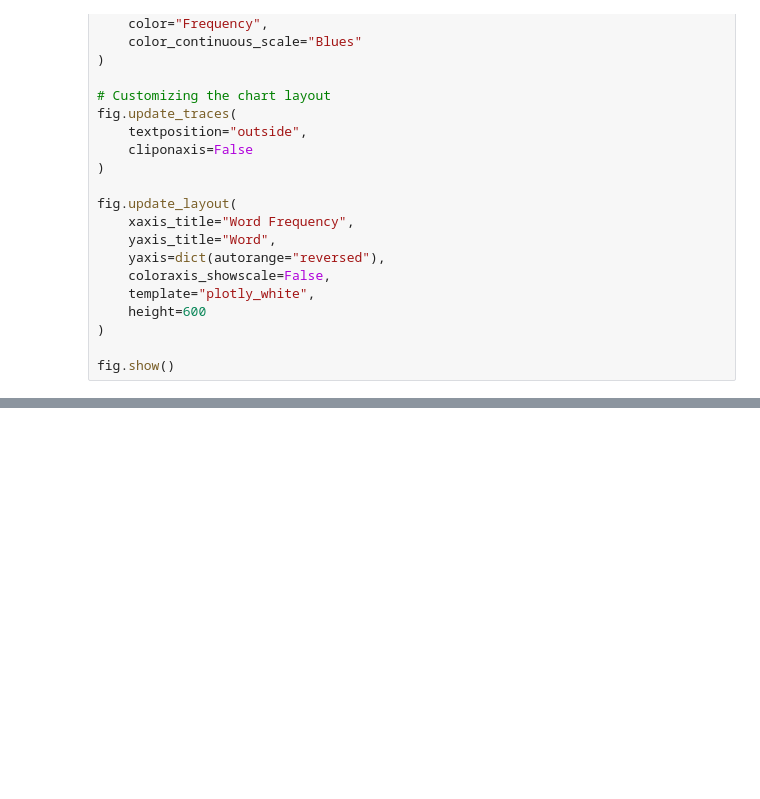
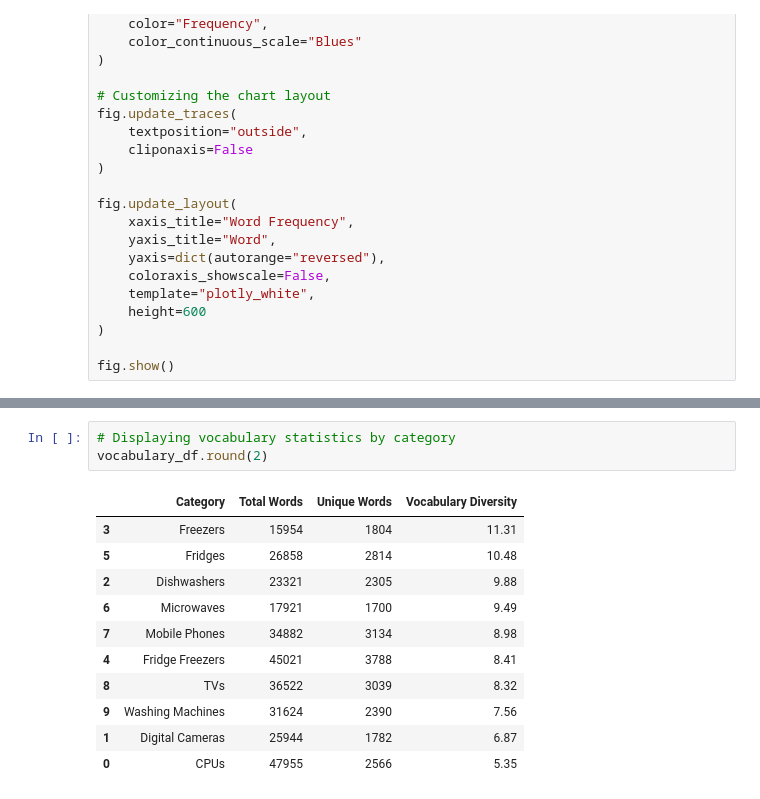
Before and after one commit to TejasMJ/Product-Taxonomy-Intelligence, a Jupyter notebook: notebooks/02_exploratory_data_analysis.ipynb, the cells around one changed output, grey strips where cells are left out. Cells and saved outputs as stored; diff of their text form; blank space fills up the shorter version.

```diff
--- a/notebooks/02_exploratory_data_analysis.ipynb
+++ b/notebooks/02_exploratory_data_analysis.ipynb
@@ -387,0 +528,15 @@ fig.show()
+# %%
+# Displaying vocabulary statistics by category
+vocabulary_df.round(2)
+# %% [output]
+|  | Category | Total Words | Unique Words | Vocabulary Diversity |
+| 3 | Freezers | 15954 | 1804 | 11.31 |
+| 5 | Fridges | 26858 | 2814 | 10.48 |
+| 2 | Dishwashers | 23321 | 2305 | 9.88 |
+| 6 | Microwaves | 17921 | 1700 | 9.49 |
+| 7 | Mobile Phones | 34882 | 3134 | 8.98 |
+| 4 | Fridge Freezers | 45021 | 3788 | 8.41 |
+| 8 | TVs | 36522 | 3039 | 8.32 |
+| 9 | Washing Machines | 31624 | 2390 | 7.56 |
+| 1 | Digital Cameras | 25944 | 1782 | 6.87 |
+| 0 | CPUs | 47955 | 2566 | 5.35 |
```
Also changed, not shown: parts of 25 cells of this notebook.
